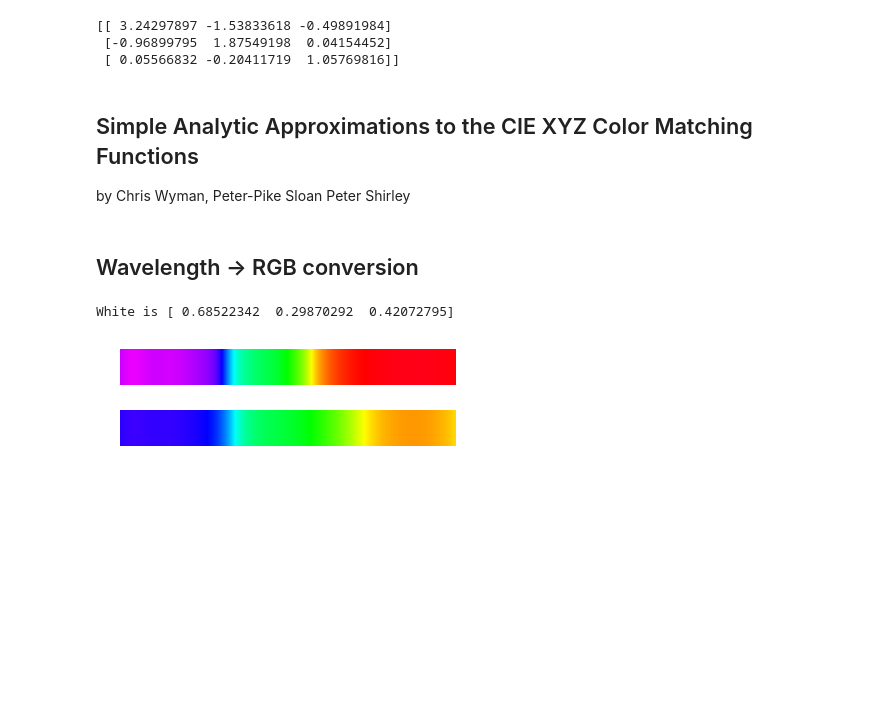
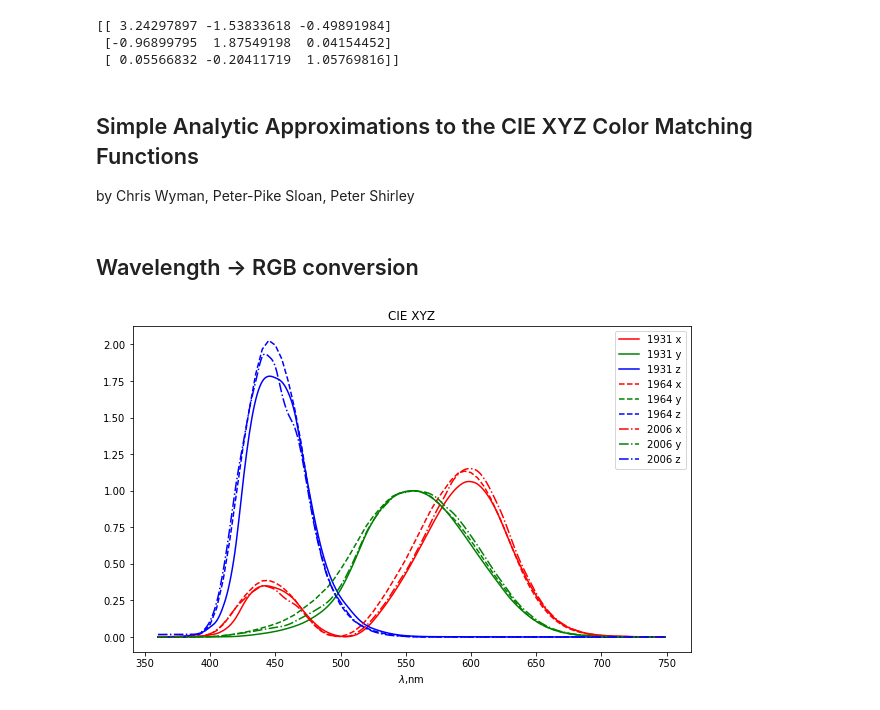
Before and after one commit to groundflyer/notebooks, a Jupyter notebook: Spectral colors.ipynb, the cells around one changed output. Drawn from its saved outputs; the diff is of its cells as text; code cells hidden in the pictures; blank space fills up the shorter version.

```diff
--- a/Spectral colors.ipynb
+++ b/Spectral colors.ipynb
@@ -42,7 +42,7 @@ print (test_mat)
  [ 0.05566832 -0.20411719  1.05769816]]
 # %% [markdown]
 ## Simple Analytic Approximations to the CIE XYZ Color Matching Functions
-by Chris Wyman, Peter-Pike Sloan Peter Shirley
+by Chris Wyman, Peter-Pike Sloan, Peter Shirley
 # %%
 def ts(wl, alpha, beta, gamma, delta):
     c = wl - beta
@@ -93,29 +97,29 @@ def stretch01(rgb):
-# %%
-def wl_2_rgb(wl, M = sRGB_M):
-    tmp = wl_2_xyz(wl) * M
-    tmp = np.squeeze(np.array(tmp))
-    return stretch01(tmp)
-
-spectre = np.arange(400, 680, 1)
-
-fig = plt.figure()
-
-spec1 = np.array([wl_2_rgb(wl) for wl in spectre])
-spec1_w = np.mean(spec1, 0)
-clr1 = np.repeat(np.array([spec1]), 30, axis=0)
-
-spec2= np.array([wl_2_rgb(wl, M = ACES) for wl in spectre])
-clr2 = np.repeat(np.array([spec2]), 30, axis=0)
-
-img1 = fig.add_subplot(111)
-img1.set_axis_off()
-t1 = img1.imshow(clr1)
-
-img2 = fig.add_subplot(212)
-img2.set_axis_off()
-t2 = img2.imshow(clr2)
-
-print ("White is", spec1_w)
-# %% [output]
-White is [ 0.68522342  0.29870292  0.42072795]
-[figure, removed]
+# %%
+cie_xyz_1931 = np.insert(np.genfromtxt("CIE_XYZ_1931.csv").T, 0, np.array([0.,0.,0.,0.]), axis=1)
+cie_xyz_1964 = np.insert(np.genfromtxt("CIE_XYZ_1964.csv").T, 0, np.array([0.,0.,0.,0.]), axis=1)
+cie_xyz_2006 = np.insert(np.genfromtxt("lin2012xyz2e_1_7sf.csv", delimiter=',').T, 0, np.array([0.,0.,0.,0.]), axis=1)
+
+from scipy.interpolate import interp1d
+
+cie1931_spl = interp1d(cie_xyz_1931[0], cie_xyz_1931[1:])
+cie1964_spl = interp1d(cie_xyz_1964[0], cie_xyz_1964[1:])
+cie2006_spl = interp1d(cie_xyz_2006[0], cie_xyz_2006[1:])
+
+figcie = plt.figure(figsize=(10, 6))
+ax = figcie.add_subplot(111, title="CIE XYZ", xlabel="$\lambda$,nm")
+spectre = np.arange(360, 750)
+powers1931 = cie1931_spl(spectre)
+pl = ax.plot(spectre, powers1931[0,...], "r", label="1931 x")
+pl = ax.plot(spectre, powers1931[1,...], "g", label="1931 y")
+pl = ax.plot(spectre, powers1931[2,...], "b", label="1931 z")
+powers1964 = cie1964_spl(spectre)
+pl = ax.plot(spectre, powers1964[0,...], "r--", label="1964 x")
+pl = ax.plot(spectre, powers1964[1,...], "g--", label="1964 y")
+pl = ax.plot(spectre, powers1964[2,...], "b--", label="1964 z")
+powers2006 = cie2006_spl(spectre)
+pl = ax.plot(spectre, powers2006[0,...], "r-.", label="2006 x")
+pl = ax.plot(spectre, powers2006[1,...], "g-.", label="2006 y")
+pl = ax.plot(spectre, powers2006[2,...], "b-.", label="2006 z")
+lg = ax.legend()
+# %% [output]
+[figure, added]
```
Also changed, not shown: parts of 8 cells of this notebook, 7 other files.
